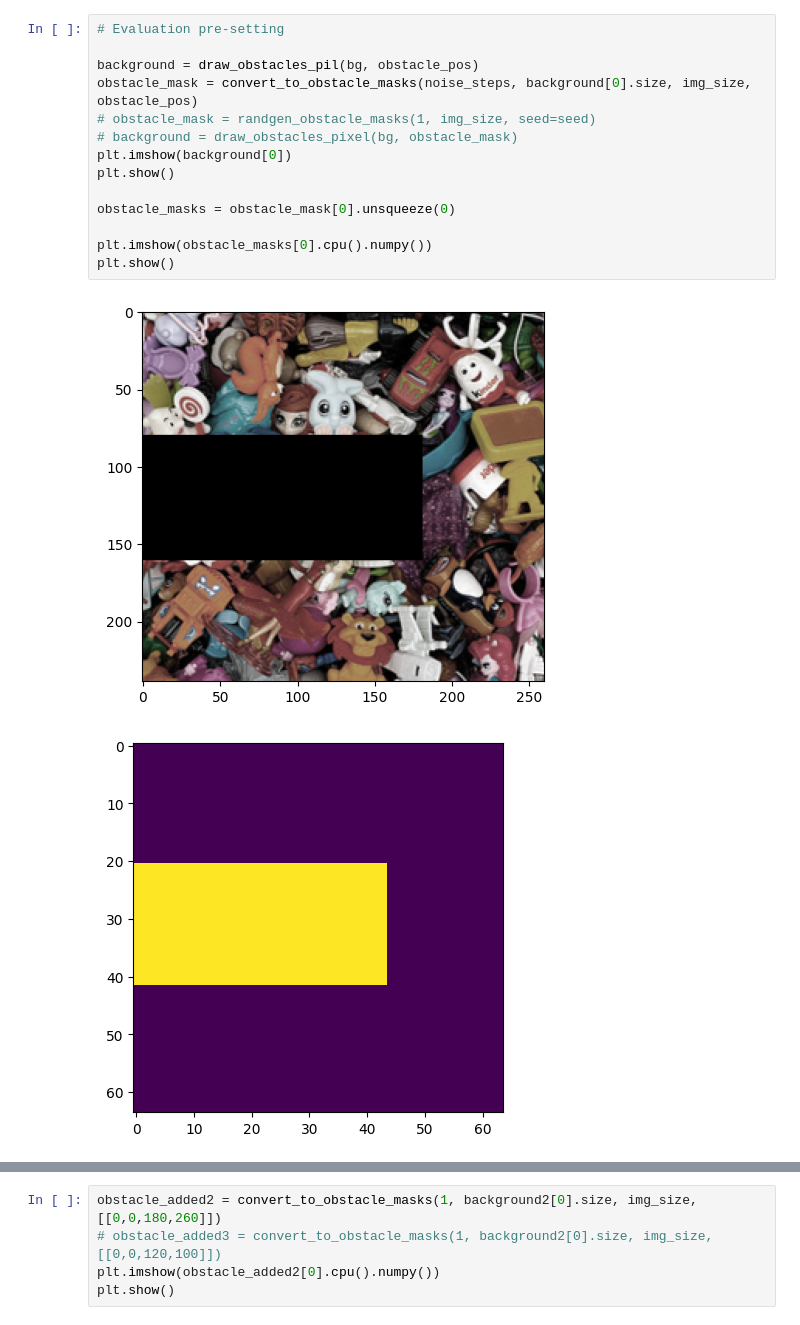
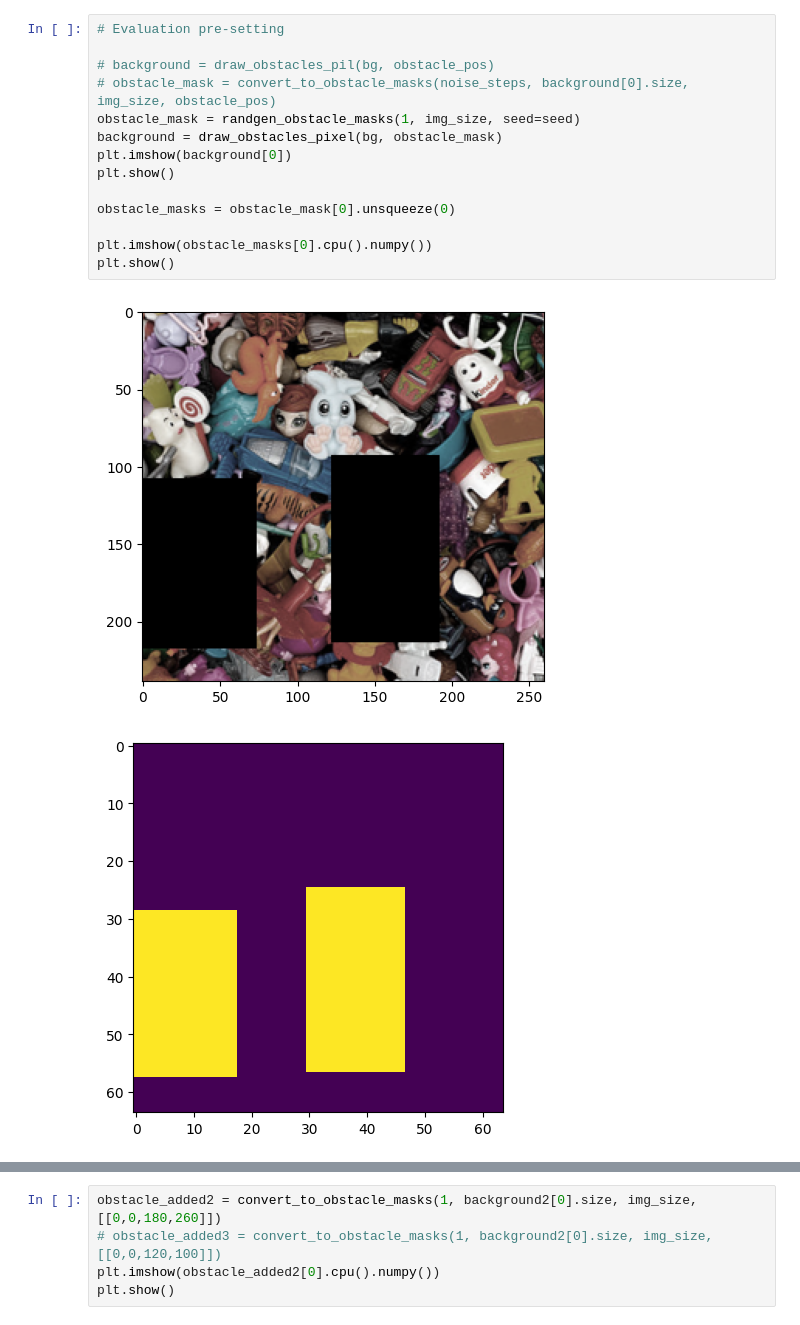
Before and after one commit to pranaboy72/denoisingheat, a Jupyter notebook: inference.ipynb, the cells around one changed output, grey strips where cells are left out. Saved outputs shown, nothing was run; the diff lists cells and outputs as text.

Commit message:
visualize

```diff
--- a/inference.ipynb
+++ b/inference.ipynb
@@ -146,20 +150,20 @@ heat kernel std:tensor([ 5.,  8., 12., 17., 23., 31., 32., 32., 32., 32.], devic
 # %%
 # Evaluation pre-setting
 
-background = draw_obstacles_pil(bg, obstacle_pos)
-obstacle_mask = convert_to_obstacle_masks(noise_steps, background[0].size, img_size, obstacle_pos)
-# obstacle_mask = randgen_obstacle_masks(1, img_size, seed=seed)
-# background = draw_obstacles_pixel(bg, obstacle_mask)
+# background = draw_obstacles_pil(bg, obstacle_pos)
+# obstacle_mask = convert_to_obstacle_masks(noise_steps, background[0].size, img_size, obstacle_pos)
+obstacle_mask = randgen_obstacle_masks(1, img_size, seed=seed)
+background = draw_obstacles_pixel(bg, obstacle_mask)
 plt.imshow(background[0])
 plt.show()
 
 obstacle_masks = obstacle_mask[0].unsqueeze(0)
 
 plt.imshow(obstacle_masks[0].cpu().numpy())
 plt.show()
 # %% [output]
-[figure, old version]
+[figure, new version]
-[figure, old version]
+[figure, new version]
 # %%
 # Evaluation pre-setting2 : Cover one of the goals for reachable goal estimation
 # obstacle_added = convert_to_obstacle_masks(1, background[0].size, img_size, [[100,150,180,260]])
```
Also changed, not shown: parts of 9 cells of this notebook, 3 other files.
